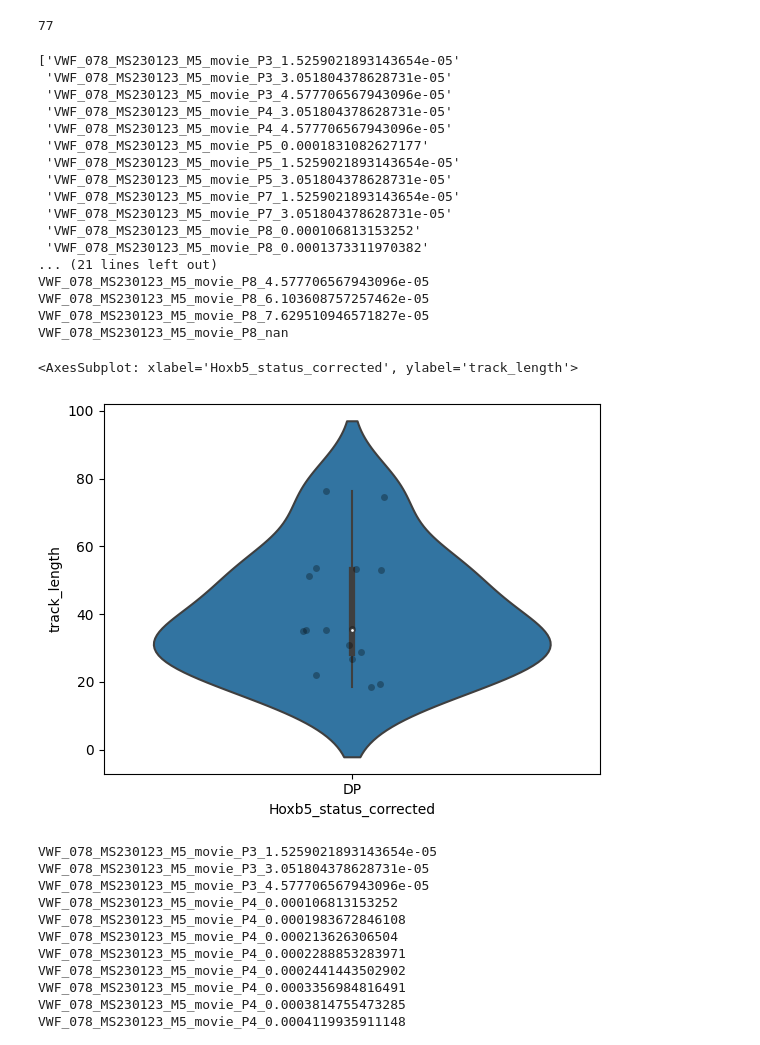
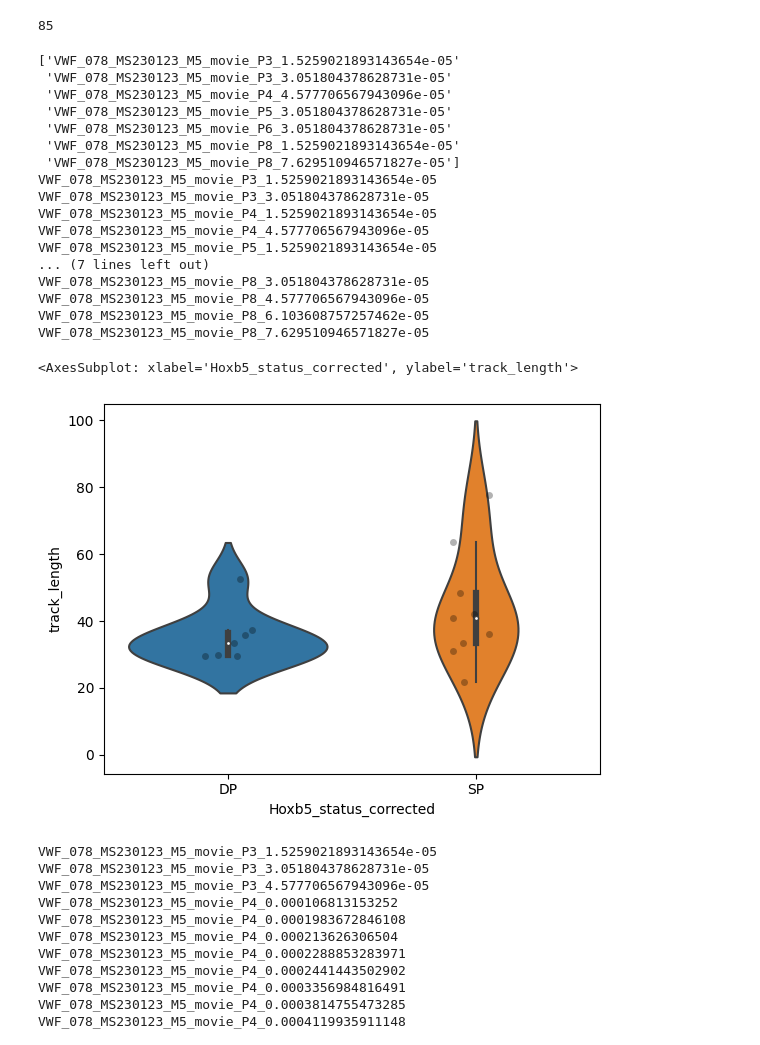
Before and after one commit to Mas515/Image_analysis, a Jupyter notebook: IVM_3D_trackplot_old.ipynb, the cells around one changed output. Cells and saved outputs as stored; diff of their text form; code cells hidden in the pictures.

Commit message:
updated notebooks, more violin plots for neighbourdhood analysis and manual tracking

```diff
--- a/IVM_3D_trackplot_old.ipynb
+++ b/IVM_3D_trackplot_old.ipynb
@@ -18,7 +18,7 @@ import os
 #if movies are in lots of different folders
 file_list=[]
 # folderpath='/Users/secchim/Downloads/CellProfiler/movie_processing/movie_output'
-folderpath='/Users/secchim/Downloads/CellProfiler/movie_processing/old_movie_outputv6'
+folderpath='/Users/secchim/Downloads/CellProfiler/movie_processing/old_movie_output12'
 for root,dirs, files in os.walk(folderpath):
     for file in files:
         if file.endswith('DP.csv'):
@@ -32,7 +32,7 @@ print(dataDP)
 
 file_list=[]
 # folderpath='/Users/secchim/Downloads/CellProfiler/movie_processing/movie_output'
-folderpath='/Users/secchim/Downloads/CellProfiler/movie_processing/old_movie_outputv6'
+folderpath='/Users/secchim/Downloads/CellProfiler/movie_processing/old_movie_output12'
 for root,dirs, files in os.walk(folderpath):
     for file in files:
         if file.endswith('SP.csv'):
@@ -523,9 +527,9 @@ Name: arrest_coefficient, Length: 335, dtype: object
 number_of_cells=data['Final_Cell_ID'].unique()
 print(len(number_of_cells))
 
-data.to_csv('/Users/secchim/Downloads/CellProfiler/movie_processing/old_movie_output3/combined_data3.csv')
+data.to_csv('/Users/secchim/Downloads/CellProfiler/movie_processing/old_movie_output12/combined_data_v12.csv')
 # %% [output]
-77
+85
 # %%
 #PLOTTING RESULTS of track length
 
@@ -535,7 +539,7 @@ import seaborn as sns
 #Either:
 # datax=data
 #Or
-data= pd.read_csv("/Users/secchim/Downloads/CellProfiler/movie_processing/old_movie_outputv6/combined_data3.csv", header = 0)
+data= pd.read_csv('/Users/secchim/Downloads/CellProfiler/movie_processing/old_movie_output12/combined_data_v12.csv', header = 0)
 data.dropna()
 count_DP=0
 
@@ -610,44 +614,44 @@ for i in datax.index:
 
 # https://datavizpyr.com/boxplots-with-points-using-seaborn-in-python/
 #https://seaborn.pydata.org/generated/seaborn.stripplot.html
 datab=datax[['Final_Cell_ID', 'Hoxb5_status_corrected', 'track_length']]#or datax
 
 df_list =[]
 grouped=datab.groupby(['Final_Cell_ID'])
 for i, newdf in grouped:
     if len(newdf.index) >=11:#was 11
         df_list.append(newdf)
         print(i)
 datab=pd.concat(df_list)
 # print(len(datab))
 
 
 dx=datab.drop_duplicates()
 dx=dx[dx['track_length']!=0]
 
 # print(dx)
 sns.stripplot(x=('Hoxb5_status_corrected'), y="track_length", data=dx, dodge=True, color='black', alpha=0.3)
 sns.violinplot(x=('Hoxb5_status_corrected'), y="track_length", data=dx, )
 # %% [output]
 ['VWF_078_MS230123_M5_movie_P3_1.5259021893143654e-05'
  'VWF_078_MS230123_M5_movie_P3_3.051804378628731e-05'
- 'VWF_078_MS230123_M5_movie_P3_4.577706567943096e-05'
- 'VWF_078_MS230123_M5_movie_P4_3.051804378628731e-05'
  'VWF_078_MS230123_M5_movie_P4_4.577706567943096e-05'
- 'VWF_078_MS230123_M5_movie_P5_0.0001831082627177'
- 'VWF_078_MS230123_M5_movie_P5_1.5259021893143654e-05'
  'VWF_078_MS230123_M5_movie_P5_3.051804378628731e-05'
- 'VWF_078_MS230123_M5_movie_P7_1.5259021893143654e-05'
- 'VWF_078_MS230123_M5_movie_P7_3.051804378628731e-05'
- 'VWF_078_MS230123_M5_movie_P8_0.000106813153252'
- 'VWF_078_MS230123_M5_movie_P8_0.0001373311970382'
-... (21 lines left out)
+ 'VWF_078_MS230123_M5_movie_P6_3.051804378628731e-05'
+ 'VWF_078_MS230123_M5_movie_P8_1.5259021893143654e-05'
+ 'VWF_078_MS230123_M5_movie_P8_7.629510946571827e-05']
+VWF_078_MS230123_M5_movie_P3_1.5259021893143654e-05
+VWF_078_MS230123_M5_movie_P3_3.051804378628731e-05
+VWF_078_MS230123_M5_movie_P4_1.5259021893143654e-05
+VWF_078_MS230123_M5_movie_P4_4.577706567943096e-05
+VWF_078_MS230123_M5_movie_P5_1.5259021893143654e-05
+... (7 lines left out)
+VWF_078_MS230123_M5_movie_P8_3.051804378628731e-05
 VWF_078_MS230123_M5_movie_P8_4.577706567943096e-05
 VWF_078_MS230123_M5_movie_P8_6.103608757257462e-05
 VWF_078_MS230123_M5_movie_P8_7.629510946571827e-05
-VWF_078_MS230123_M5_movie_P8_nan
 <AxesSubplot: xlabel='Hoxb5_status_corrected', ylabel='track_length'>
-[figure, old version]
+[figure, new version]
 # %%
 #NOT NECESSARY HERE BECAUSE ALL MOVIES WERE 1H - NOT OPTIMIZED, DOESNT WORK
 
```
Also changed, not shown: parts of 18 cells of this notebook.
